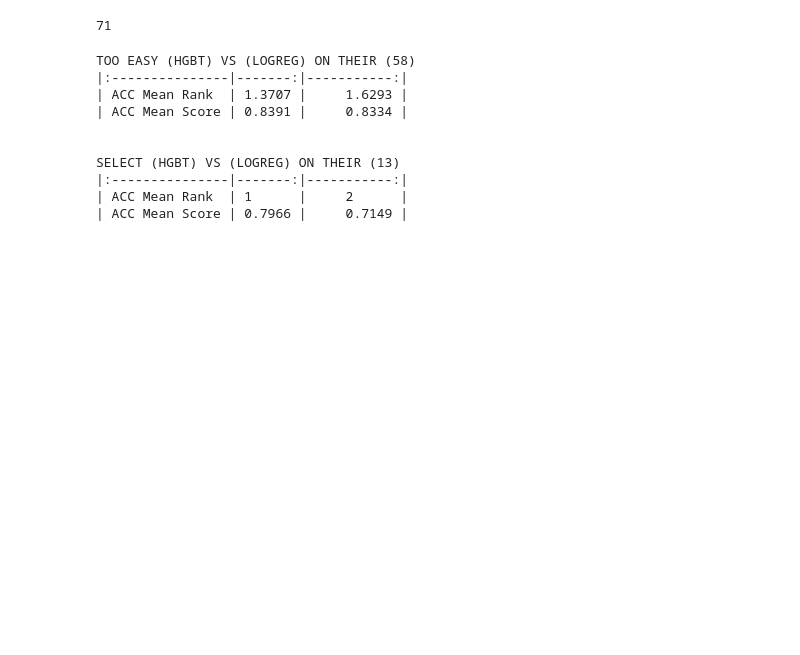
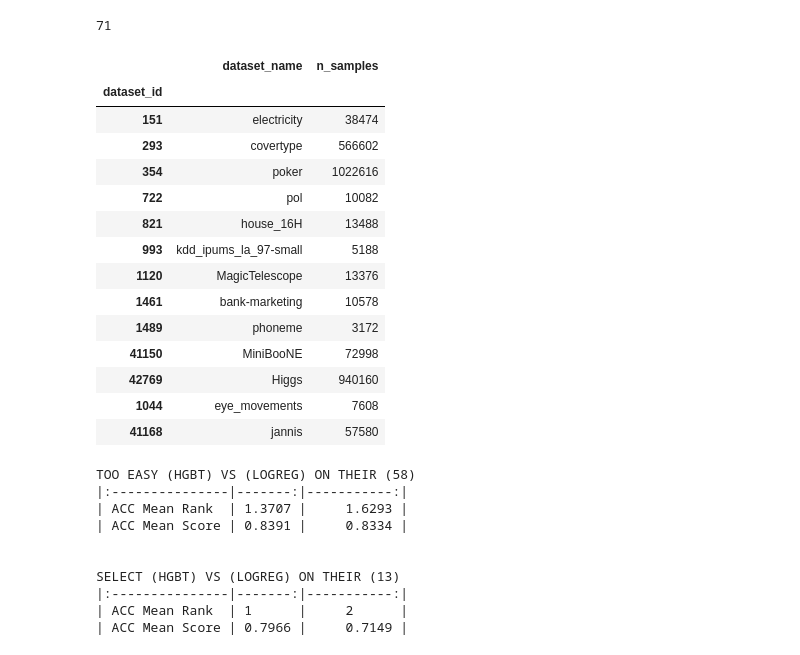
Before and after one commit to ravinkohli/tabular-benchmark, a Jupyter notebook: result_plotting.ipynb, the cells around one changed output. Cells and saved outputs as stored; diff of their text form; code cells hidden in the pictures; blank space fills up the shorter version.

```diff
--- a/result_plotting.ipynb
+++ b/result_plotting.ipynb
@@ -103,6 +103,24 @@ run_their_results = full_datasets_info[full_datasets_info["dataset_id"].isin(rea
 run_their_results = run_their_results.astype({'dataset_id': int}).set_index("dataset_id")
 # %%
 too_easy_hgbt_linear_dids_their, select_hgbt_linear_dids_their = get_too_easy_select_acc_to_criteria(run_their_results, better_methods=["score_hgbt"], worse_methods=["score_linear"])
+# %%
+run_their_results.loc[select_hgbt_linear_dids_their, ["dataset_name", "n_samples"]]
+# %% [output]
+|  | dataset_name | n_samples |
+| dataset_id |  |  |
+| 151 | electricity | 38474 |
+| 293 | covertype | 566602 |
+| 354 | poker | 1022616 |
+| 722 | pol | 10082 |
+| 821 | house_16H | 13488 |
+| 993 | kdd_ipums_la_97-small | 5188 |
+| 1120 | MagicTelescope | 13376 |
+| 1461 | bank-marketing | 10578 |
+| 1489 | phoneme | 3172 |
+| 41150 | MiniBooNE | 72998 |
+| 42769 | Higgs | 940160 |
+| 1044 | eye_movements | 7608 |
+| 41168 | jannis | 57580 |
 # %%
 ranks_df_their = {
     "too_easy_(HGBT)_vs_(Logreg)_on_their": {
```
Also changed, not shown: parts of 1 cell of this notebook, 3 other files.
